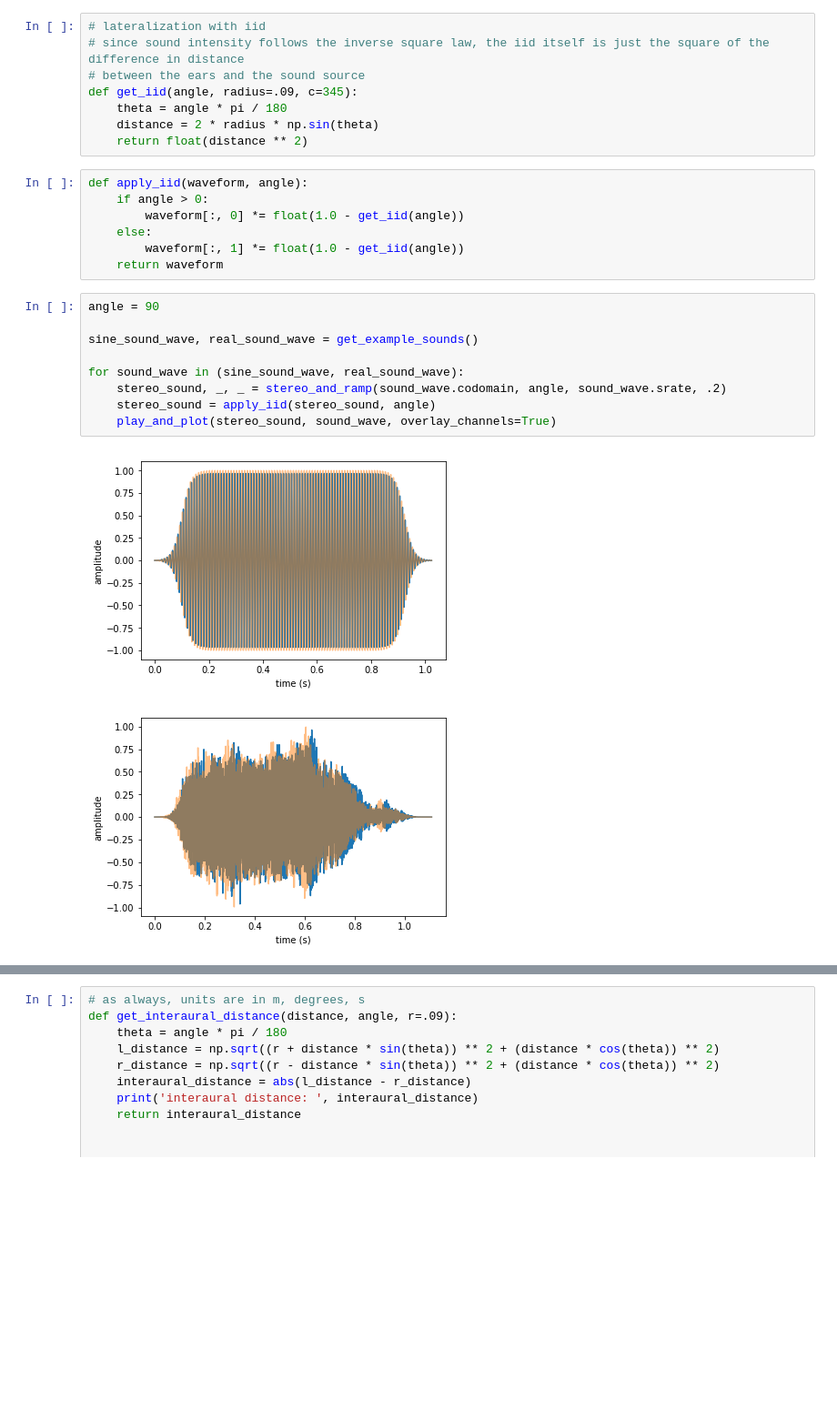
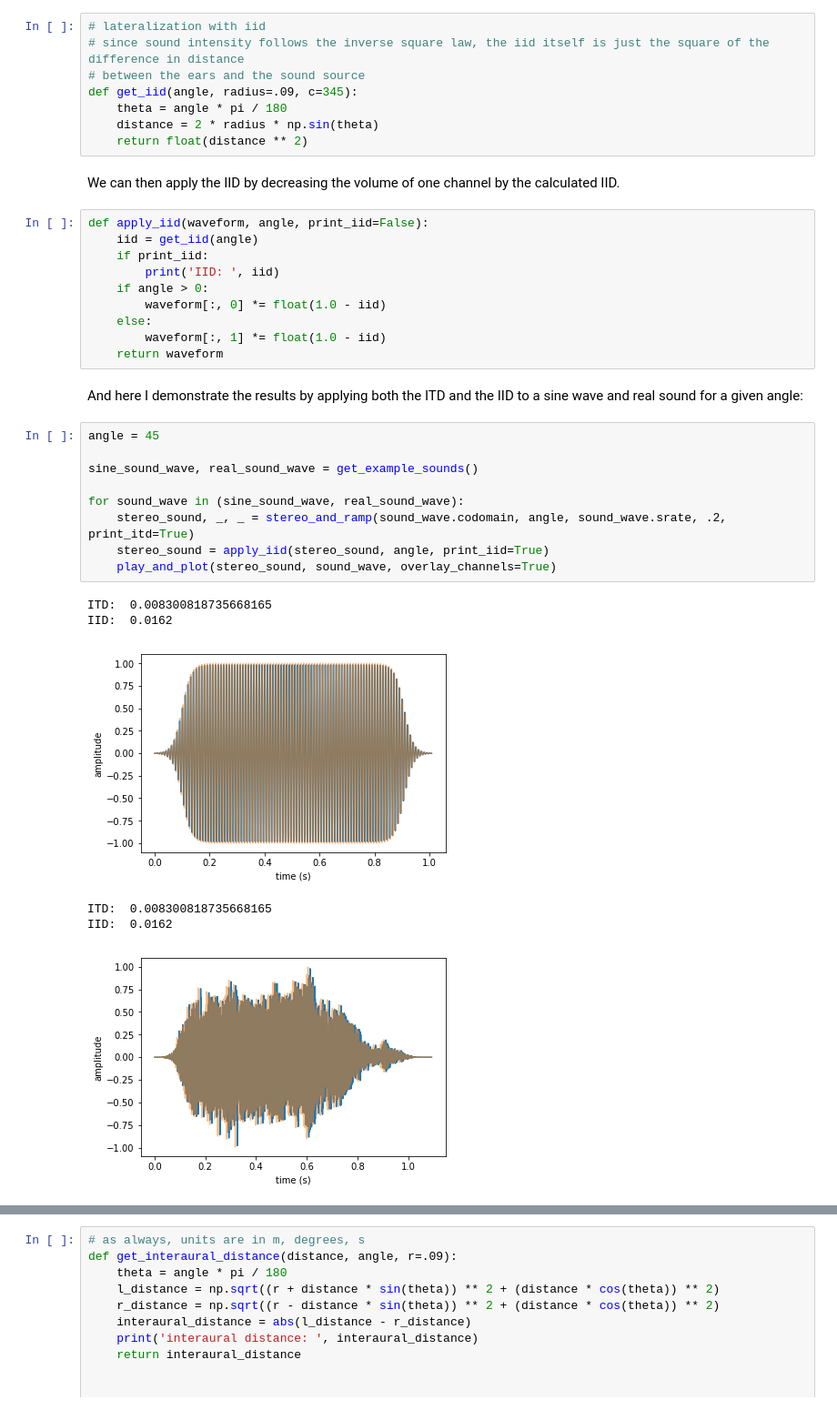
Before and after one commit to brennanmcfarland/computational-perception-class, a Jupyter notebook: CP-A3-bfm21.ipynb, the cells around one changed output, grey strips where cells are left out. Shown at 91% size. Saved outputs shown, nothing was run; the diff lists cells and outputs as text; blank space fills up the shorter version.

```diff
--- a/CP-A3-bfm21.ipynb
+++ b/CP-A3-bfm21.ipynb
@@ -410,22 +447,33 @@ def get_iid(angle, radius=.09, c=345):
     theta = angle * pi / 180
     distance = 2 * radius * np.sin(theta)
     return float(distance ** 2)
+# %% [markdown]
+We can then apply the IID by decreasing the volume of one channel by the calculated IID.
 # %%
-def apply_iid(waveform, angle):
+def apply_iid(waveform, angle, print_iid=False):
+    iid = get_iid(angle)
+    if print_iid:
+        print('IID: ', iid)
     if angle > 0:
-        waveform[:, 0] *= float(1.0 - get_iid(angle))
+        waveform[:, 0] *= float(1.0 - iid)
     else:
-        waveform[:, 1] *= float(1.0 - get_iid(angle))
+        waveform[:, 1] *= float(1.0 - iid)
     return waveform
+# %% [markdown]
+And here I demonstrate the results by applying both the ITD and the IID to a sine wave and real sound for a given angle:
 # %%
-angle = 90
+angle = 45
 
 sine_sound_wave, real_sound_wave = get_example_sounds()
 
 for sound_wave in (sine_sound_wave, real_sound_wave):
-    stereo_sound, _, _ = stereo_and_ramp(sound_wave.codomain, angle, sound_wave.srate, .2)
-    stereo_sound = apply_iid(stereo_sound, angle)
+    stereo_sound, _, _ = stereo_and_ramp(sound_wave.codomain, angle, sound_wave.srate, .2, print_itd=True)
+    stereo_sound = apply_iid(stereo_sound, angle, print_iid=True)
     play_and_plot(stereo_sound, sound_wave, overlay_channels=True)
 # %% [output]
+ITD:  0.008300818735668165
+IID:  0.0162
-[figure, old version]
+[figure, new version]
+ITD:  0.008300818735668165
+IID:  0.0162
-[figure, old version]
+[figure, new version]
```
Also changed, not shown: parts of 30 cells of this notebook.
